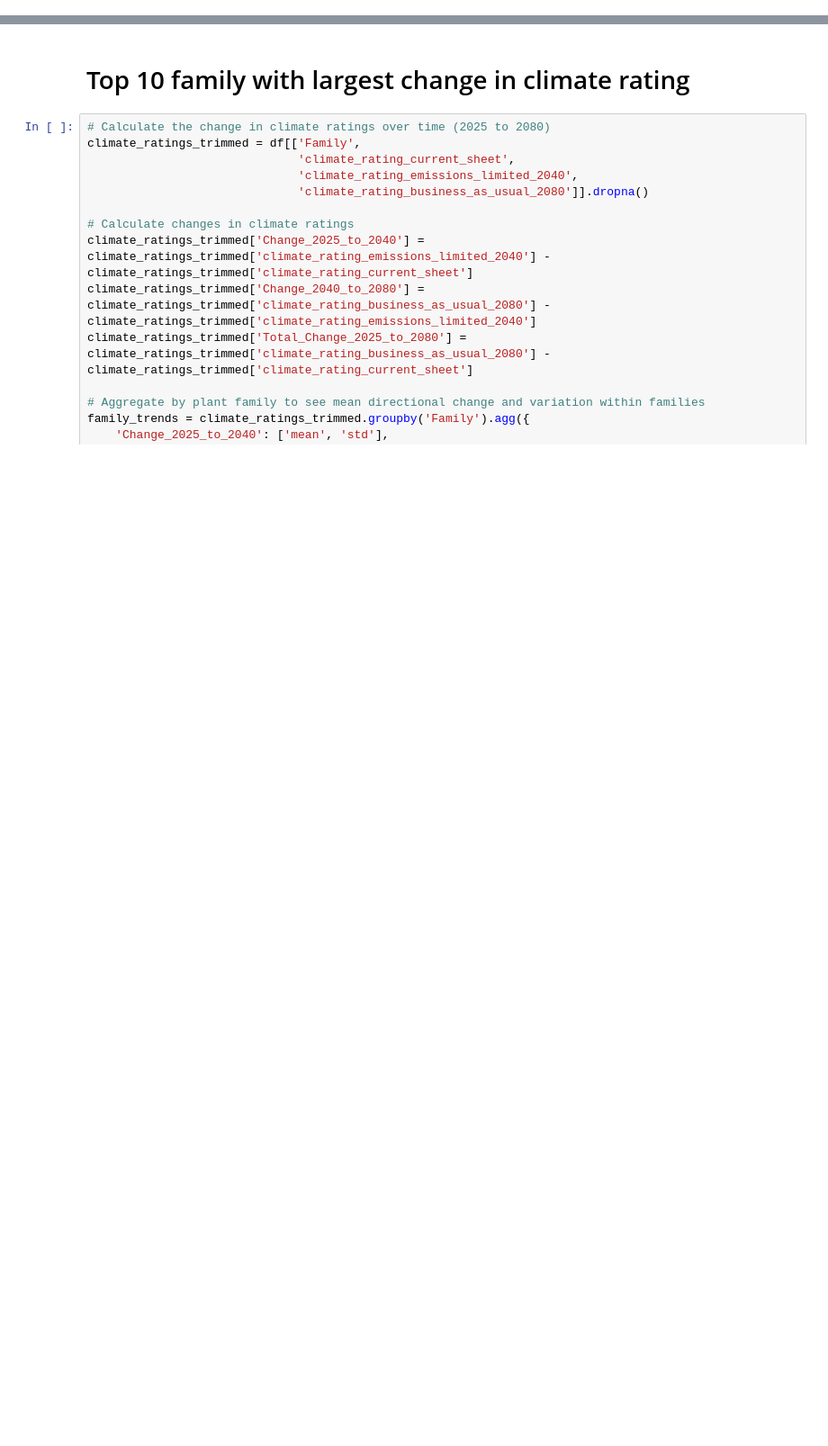
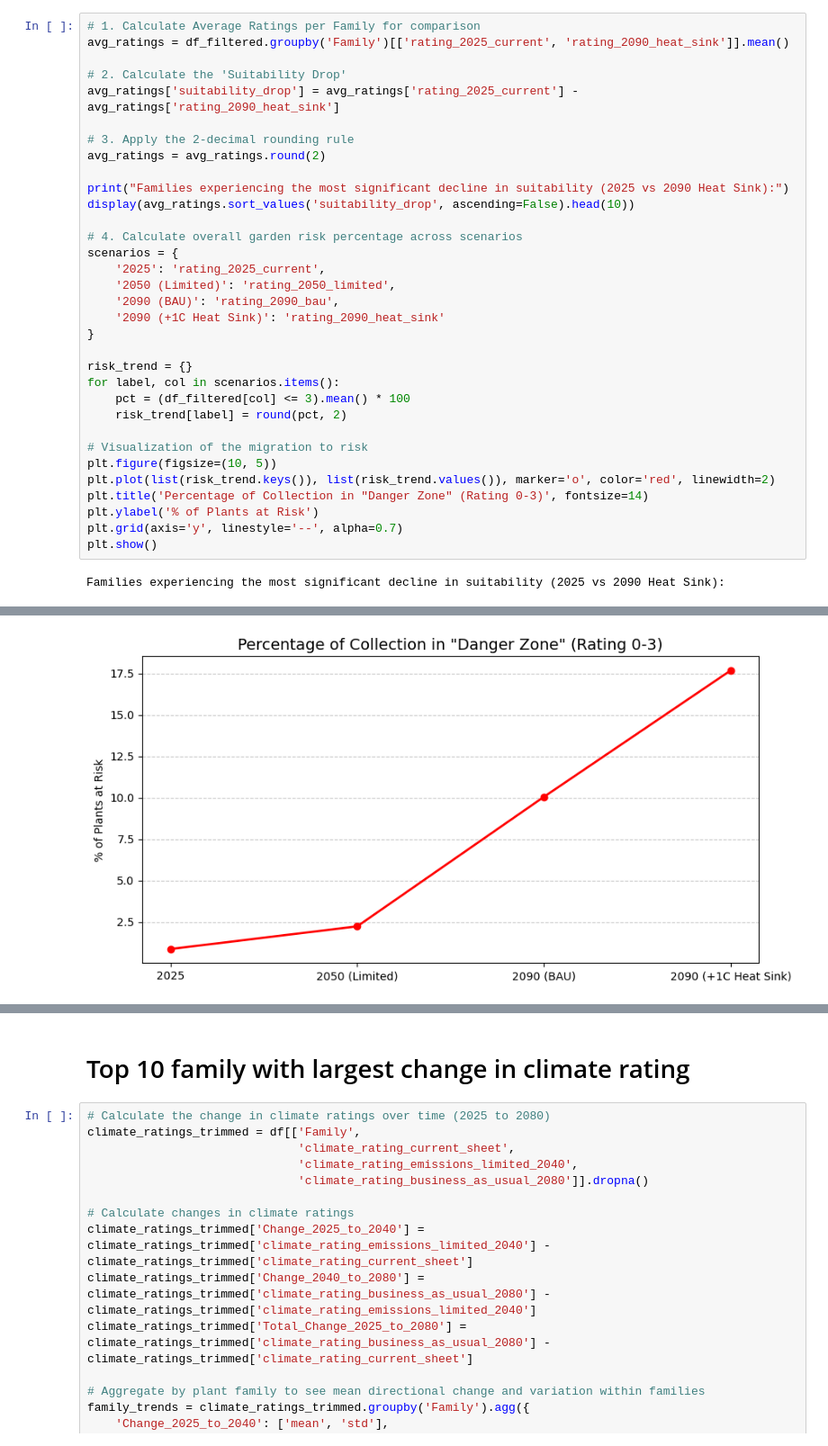
Before and after one commit to Kkubeck/CAT_analysis, a Jupyter notebook: Joined_EDA.ipynb, the cells around one changed output, grey strips where cells are left out. Shown at 90% size. Cells and saved outputs as stored; diff of their text form; blank space fills up the shorter version.

```diff
--- a/Joined_EDA.ipynb
+++ b/Joined_EDA.ipynb
@@ -41,0 +82,35 @@ plt.show()
+# %%
+# 1. Calculate Average Ratings per Family for comparison
+avg_ratings = df_filtered.groupby('Family')[['rating_2025_current', 'rating_2090_heat_sink']].mean()
+
+# 2. Calculate the 'Suitability Drop'
+avg_ratings['suitability_drop'] = avg_ratings['rating_2025_current'] - avg_ratings['rating_2090_heat_sink']
+
+# 3. Apply the 2-decimal rounding rule
+avg_ratings = avg_ratings.round(2)
+
+print("Families experiencing the most significant decline in suitability (2025 vs 2090 Heat Sink):")
+display(avg_ratings.sort_values('suitability_drop', ascending=False).head(10))
+
+# 4. Calculate overall garden risk percentage across scenarios
+scenarios = {
+    '2025': 'rating_2025_current',
+    '2050 (Limited)': 'rating_2050_limited',
+    '2090 (BAU)': 'rating_2090_bau',
+    '2090 (+1C Heat Sink)': 'rating_2090_heat_sink'
+}
+
+risk_trend = {}
+for label, col in scenarios.items():
+    pct = (df_filtered[col] <= 3).mean() * 100
+    risk_trend[label] = round(pct, 2)
+
+# Visualization of the migration to risk
+plt.figure(figsize=(10, 5))
+plt.plot(list(risk_trend.keys()), list(risk_trend.values()), marker='o', color='red', linewidth=2)
+plt.title('Percentage of Collection in "Danger Zone" (Rating 0-3)', fontsize=14)
+plt.ylabel('% of Plants at Risk')
+plt.grid(axis='y', linestyle='--', alpha=0.7)
+plt.show()
+# %% [output]
+Families experiencing the most significant decline in suitability (2025 vs 2090 Heat Sink):
@@ -41,0 +129 @@ plt.show()
+[figure, added]
```
Also changed, not shown: parts of 9 cells of this notebook, 1 other file.
